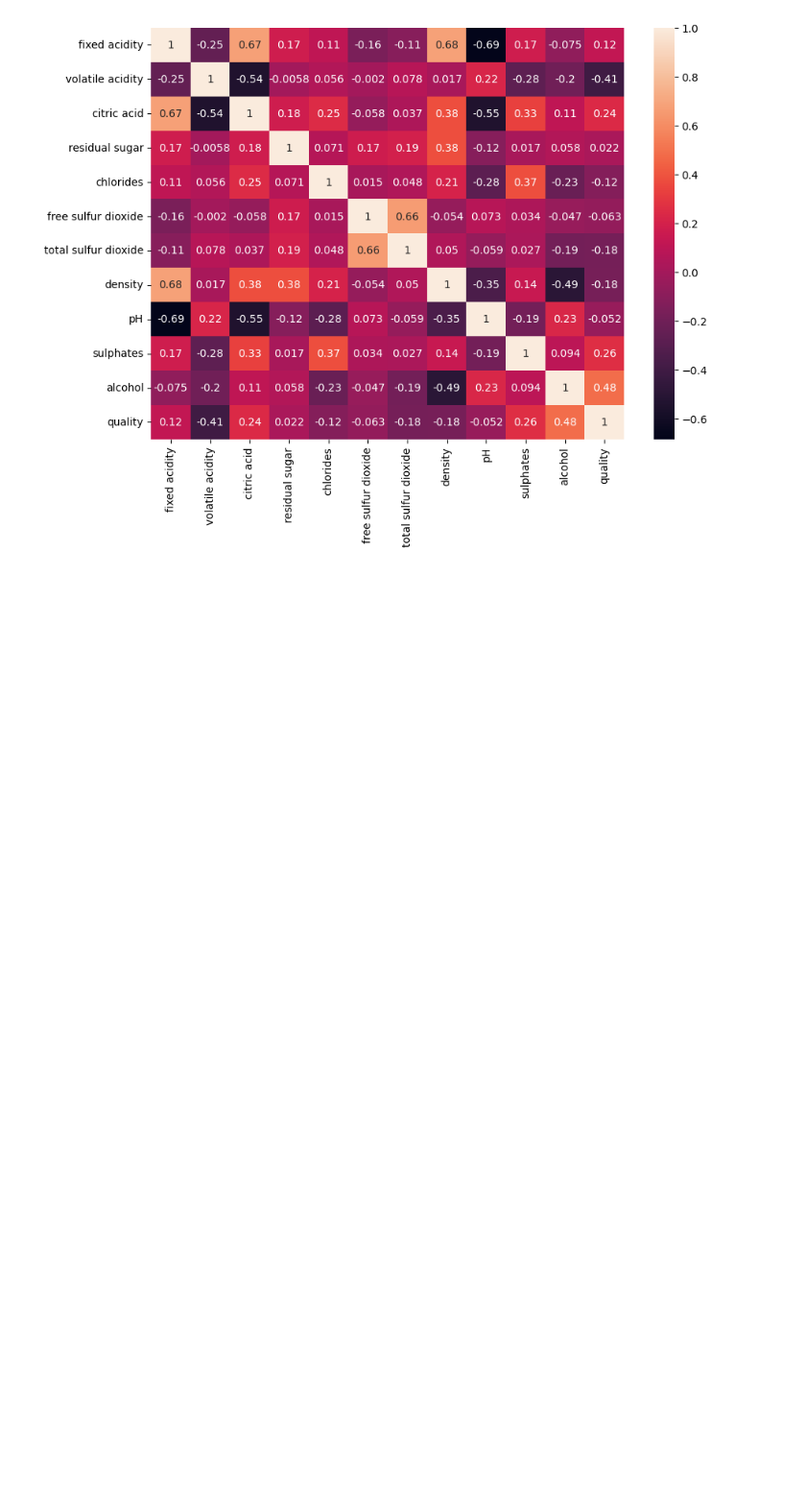
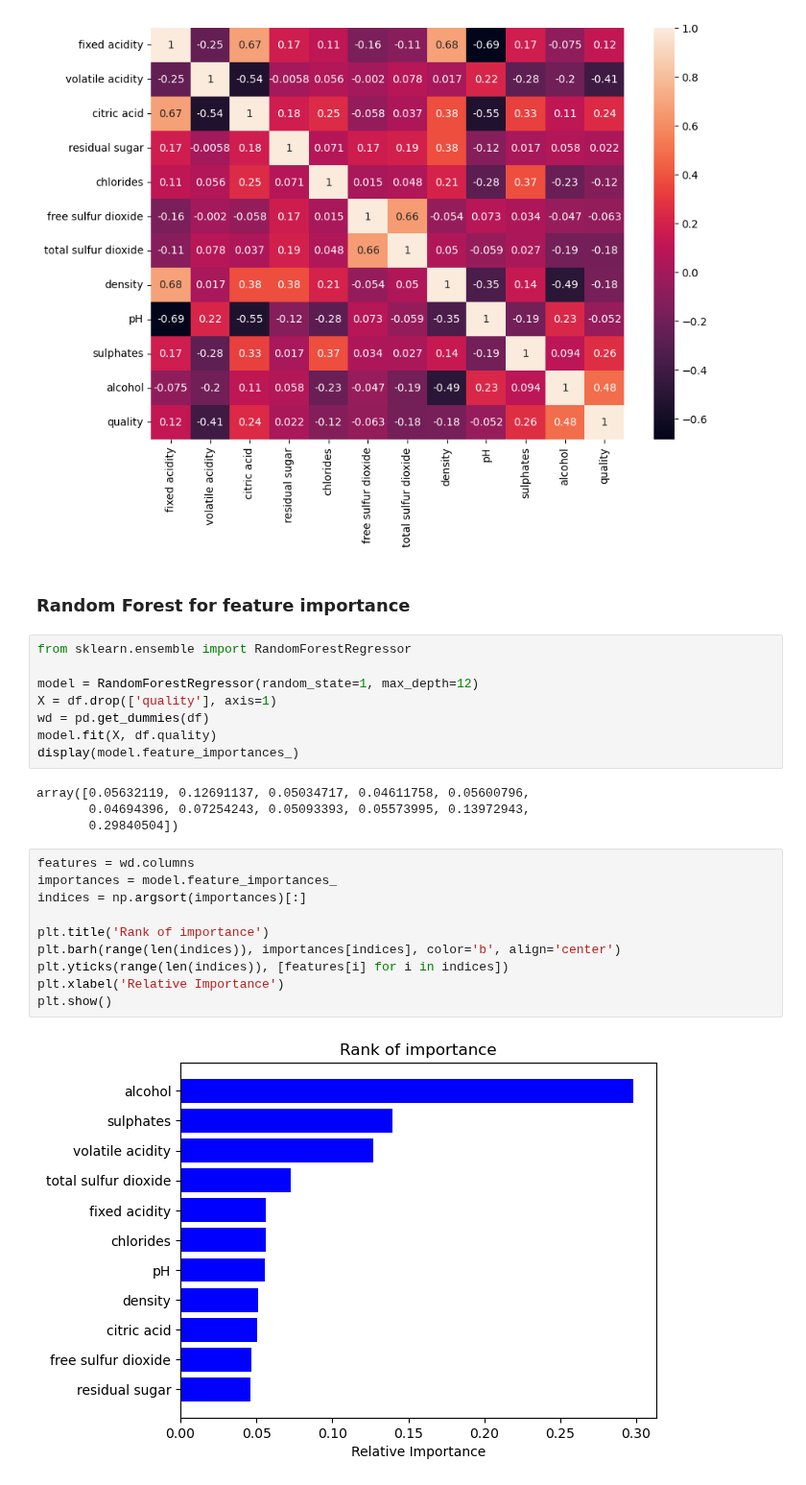
Before and after one commit to DKF-92/Machine-Learning-Comp, a Jupyter notebook: Wine_Quality_Dataset/wine_NN.ipynb, the cells around one changed output. Shown at 96% size. Saved outputs shown, nothing was run; the diff lists cells and outputs as text; blank space fills up the shorter version.

Commit message:
Random Forest to rank features

```diff
--- a/Wine_Quality_Dataset/wine_NN.ipynb
+++ b/Wine_Quality_Dataset/wine_NN.ipynb
@@ -74,3 +74,29 @@ sb.heatmap(df.corr() , annot = True , ax = ax)
 plt.show()
 # %% [output]
 [figure]
+# %% [markdown]
+### Random Forest for feature importance
+# %%
+from sklearn.ensemble import RandomForestRegressor
+
+model = RandomForestRegressor(random_state=1, max_depth=12)
+X = df.drop(['quality'], axis=1)
+wd = pd.get_dummies(df)
+model.fit(X, df.quality)
+display(model.feature_importances_)
+# %% [output]
+array([0.05632119, 0.12691137, 0.05034717, 0.04611758, 0.05600796,
+       0.04694396, 0.07254243, 0.05093393, 0.05573995, 0.13972943,
+       0.29840504])
+# %%
+features = wd.columns
+importances = model.feature_importances_
+indices = np.argsort(importances)[:]
+
+plt.title('Rank of importance')
+plt.barh(range(len(indices)), importances[indices], color='b', align='center')
+plt.yticks(range(len(indices)), [features[i] for i in indices])
+plt.xlabel('Relative Importance')
+plt.show()
+# %% [output]
+[figure, added]
```
